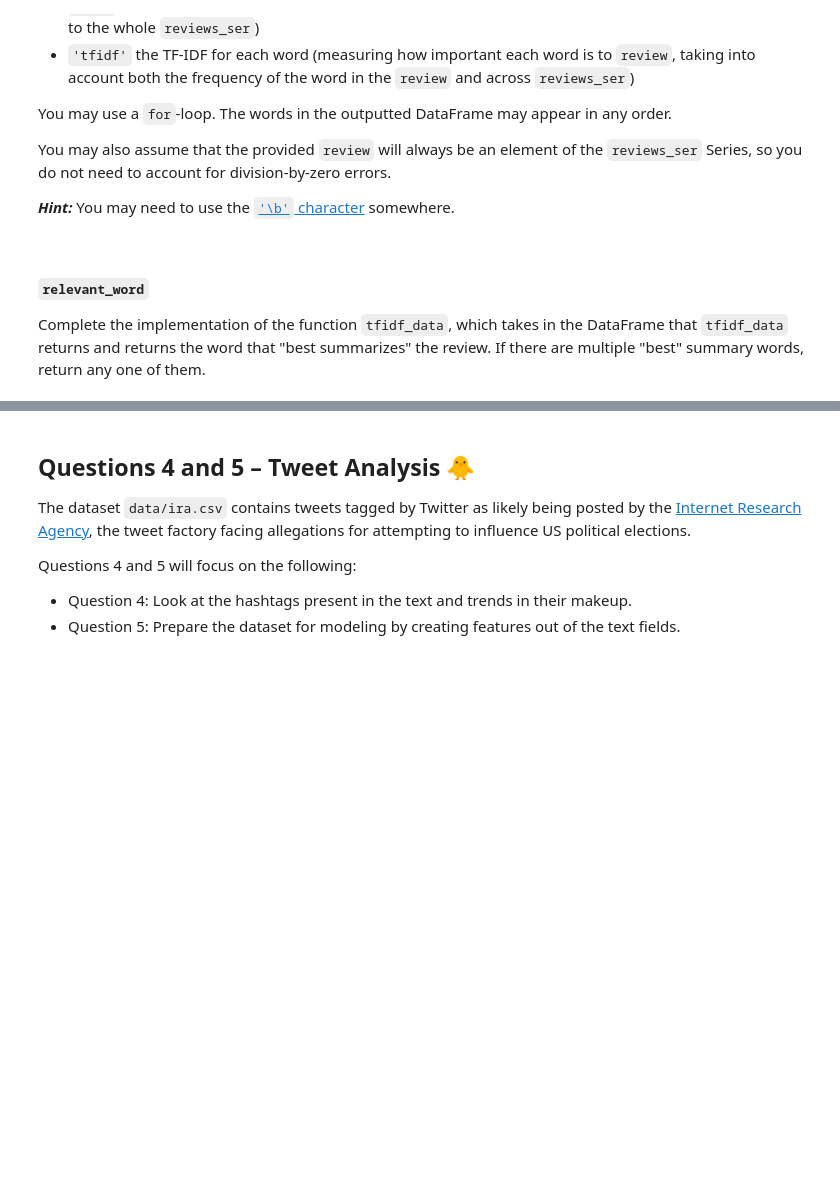
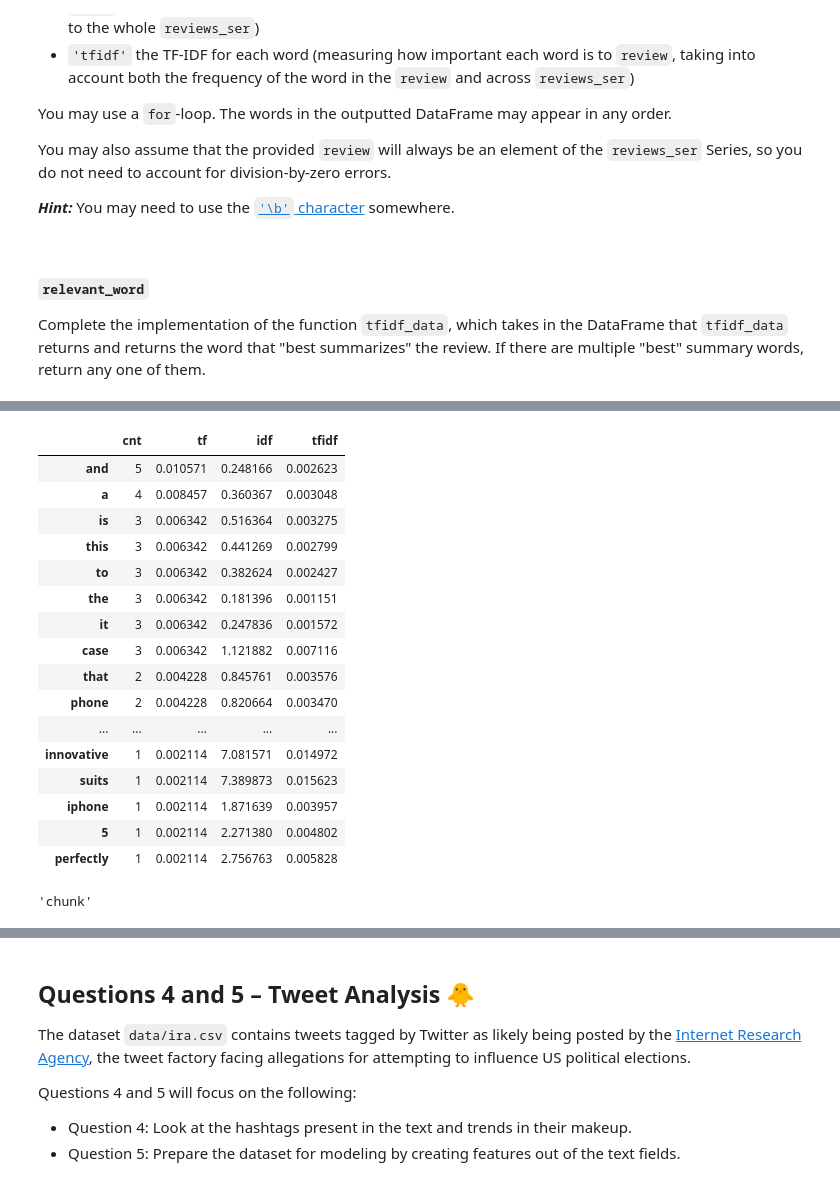
Before and after one commit to j2doan/dsc80-2025-sp, a Jupyter notebook: labs/lab07/lab.ipynb, the cells around one changed output, grey strips where cells are left out. Drawn from its saved outputs; the diff is of its cells as text; code cells hidden in the pictures; blank space fills up the shorter version.

```diff
--- a/labs/lab07/lab.ipynb
+++ b/labs/lab07/lab.ipynb
@@ -209,3 +307,44 @@ review = open(os.path.join('data', 'review.txt'), encoding='utf8').read().strip(
+# %%
+x = pd.Series(review.split()).value_counts()
+
+df = x.rename("cnt").to_frame()
+
+df['tf'] = df['cnt'] / len(review)
+
+idf_vals = []
+
+for word in df.index:
+    doc_count = reviews_ser.str.contains(rf'\b{word}\b', regex=True).sum()
+    idf = np.log(len(reviews_ser) / (1 + doc_count))  # add 1 to avoid div by 0
+    idf_vals.append(idf)
+
+df['idf'] = idf_vals
+
+df['tfidf'] = df['tf'] * df['idf']
+
+df
+# %% [output]
+|  | cnt | tf | idf | tfidf |
+| and | 5 | 0.010571 | 0.248166 | 0.002623 |
+| a | 4 | 0.008457 | 0.360367 | 0.003048 |
+| is | 3 | 0.006342 | 0.516364 | 0.003275 |
+| this | 3 | 0.006342 | 0.441269 | 0.002799 |
+| to | 3 | 0.006342 | 0.382624 | 0.002427 |
+| the | 3 | 0.006342 | 0.181396 | 0.001151 |
+| it | 3 | 0.006342 | 0.247836 | 0.001572 |
+| case | 3 | 0.006342 | 1.121882 | 0.007116 |
+| that | 2 | 0.004228 | 0.845761 | 0.003576 |
+| phone | 2 | 0.004228 | 0.820664 | 0.003470 |
+| ... | ... | ... | ... | ... |
+| innovative | 1 | 0.002114 | 7.081571 | 0.014972 |
+| suits | 1 | 0.002114 | 7.389873 | 0.015623 |
+| iphone | 1 | 0.002114 | 1.871639 | 0.003957 |
+| 5 | 1 | 0.002114 | 2.271380 | 0.004802 |
+| perfectly | 1 | 0.002114 | 2.756763 | 0.005828 |
+# %%
+df['tfidf'].idxmax()
+# %% [output]
+'chunk'
 # %%
 # don't change this cell, but do run it -- it is needed for the tests
 fp = os.path.join('data', 'reviews.txt')
```
Also changed, not shown: parts of 15 cells of this notebook, 10 other files.
